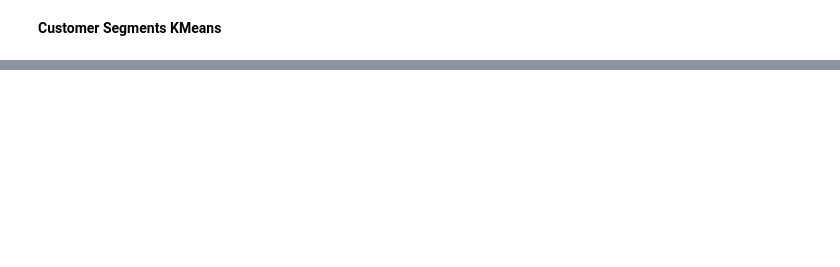
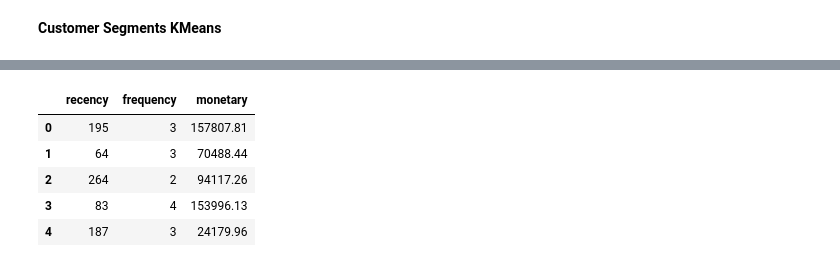
Before and after one commit to altunokelif/RFM_segmentation, a Jupyter notebook: SampleSalesData_RFM_KMeans.ipynb, the cells around one changed output, grey strips where cells are left out. Drawn from its saved outputs; the diff is of its cells as text; code cells hidden in the pictures; blank space fills up the shorter version.

```diff
--- a/SampleSalesData_RFM_KMeans.ipynb
+++ b/SampleSalesData_RFM_KMeans.ipynb
@@ -715,0 +827,9 @@ __Customer Segments KMeans__
+# %%
+df_seg_rfm.head()
+# %% [output]
+|  | recency | frequency | monetary |
+| 0 | 195 | 3 | 157807.81 |
+| 1 | 64 | 3 | 70488.44 |
+| 2 | 264 | 2 | 94117.26 |
+| 3 | 83 | 4 | 153996.13 |
+| 4 | 187 | 3 | 24179.96 |
```
Also changed, not shown: parts of 16 cells of this notebook.
